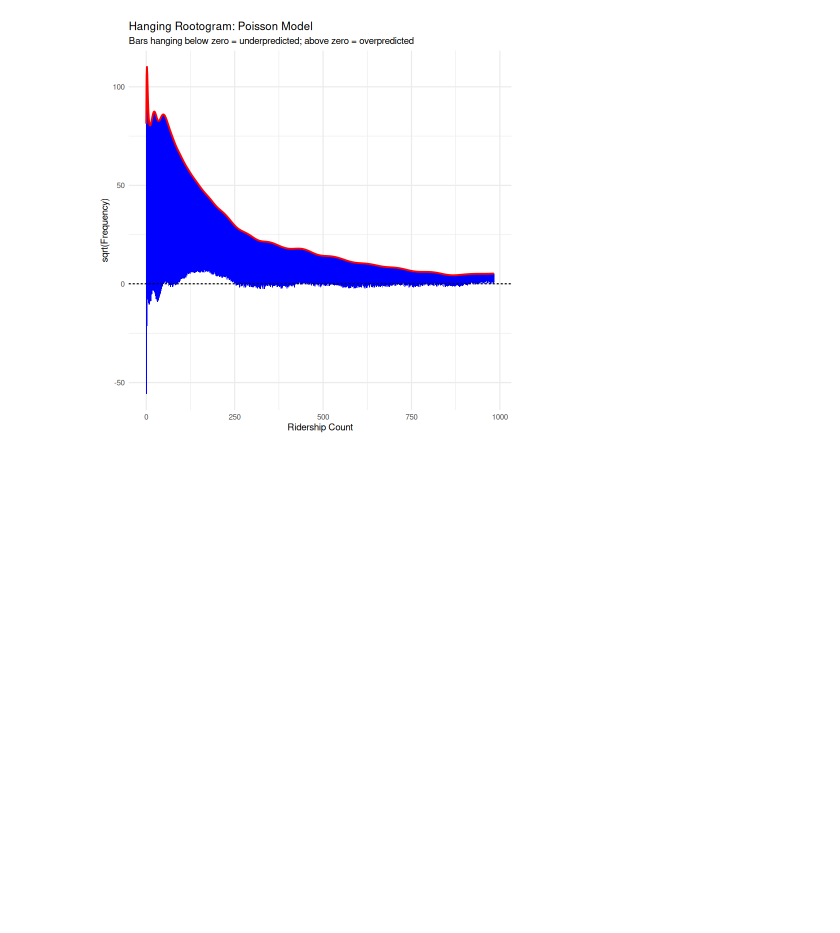
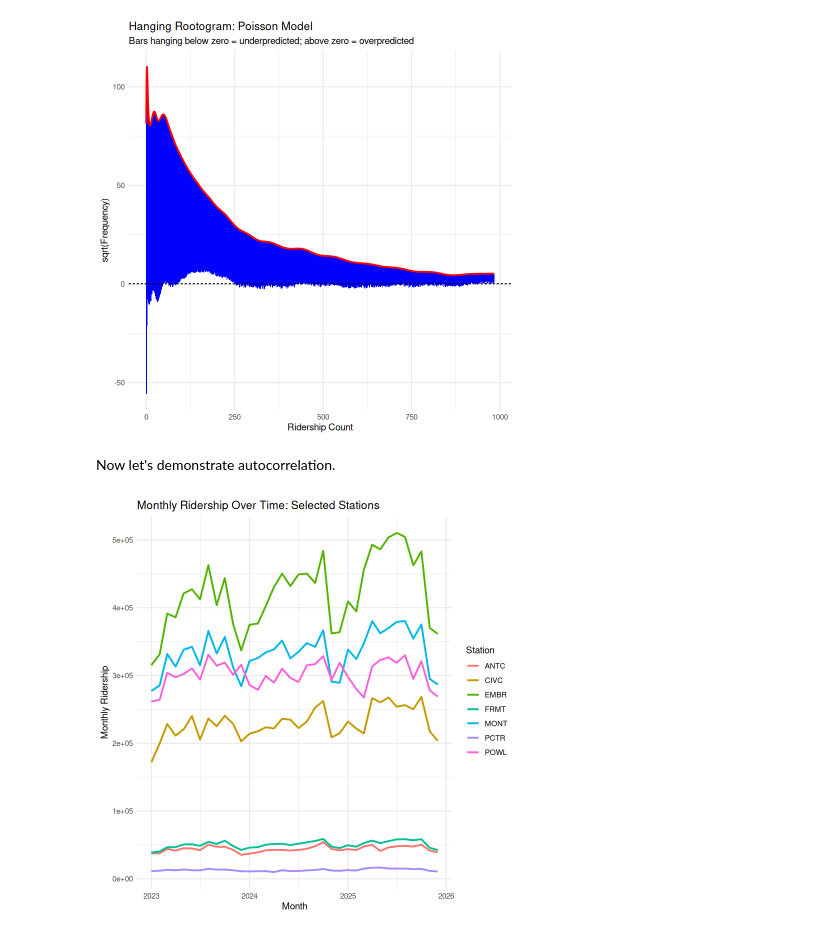
Before and after one commit to andreagalloro/230A-final-project, a Jupyter notebook: eda/model_analysis.ipynb, the cells around one changed output. Drawn from its saved outputs; the diff is of its cells as text; code cells hidden in the pictures; blank space fills up the shorter version.

```diff
--- a/eda/model_analysis.ipynb
+++ b/eda/model_analysis.ipynb
@@ -409,3 +409,25 @@ ggplot(rootogram_df, aes(x = count)) +
   theme_minimal()
 # %% [output]
 [figure]
+# %% [markdown]
+Now let's demonstrate autocorrelation.
+# %%
+# Plot of ridership over time
+key_stations <- c("EMBR", "MONT", "POWL", "CIVC", "OAKL", "FRMT", "ANTC", "PCTR")
+
+df %>%
+  filter(destination %in% key_stations) %>%
+  mutate(month = floor_date(date, "month")) %>%
+  group_by(month, destination) %>%
+  summarise(total_ridership = sum(ridership), .groups = "drop") %>%
+  ggplot(aes(x = month, y = total_ridership, color = destination)) +
+  geom_line(linewidth = 0.8) +
+  labs(
+    title = "Monthly Ridership Over Time: Selected Stations",
+    x = "Month",
+    y = "Monthly Ridership",
+    color = "Station"
+  ) +
+  theme_minimal()
+# %% [output]
+[figure, added]
```
Also changed, not shown: parts of 2 cells of this notebook, 2 other files.
